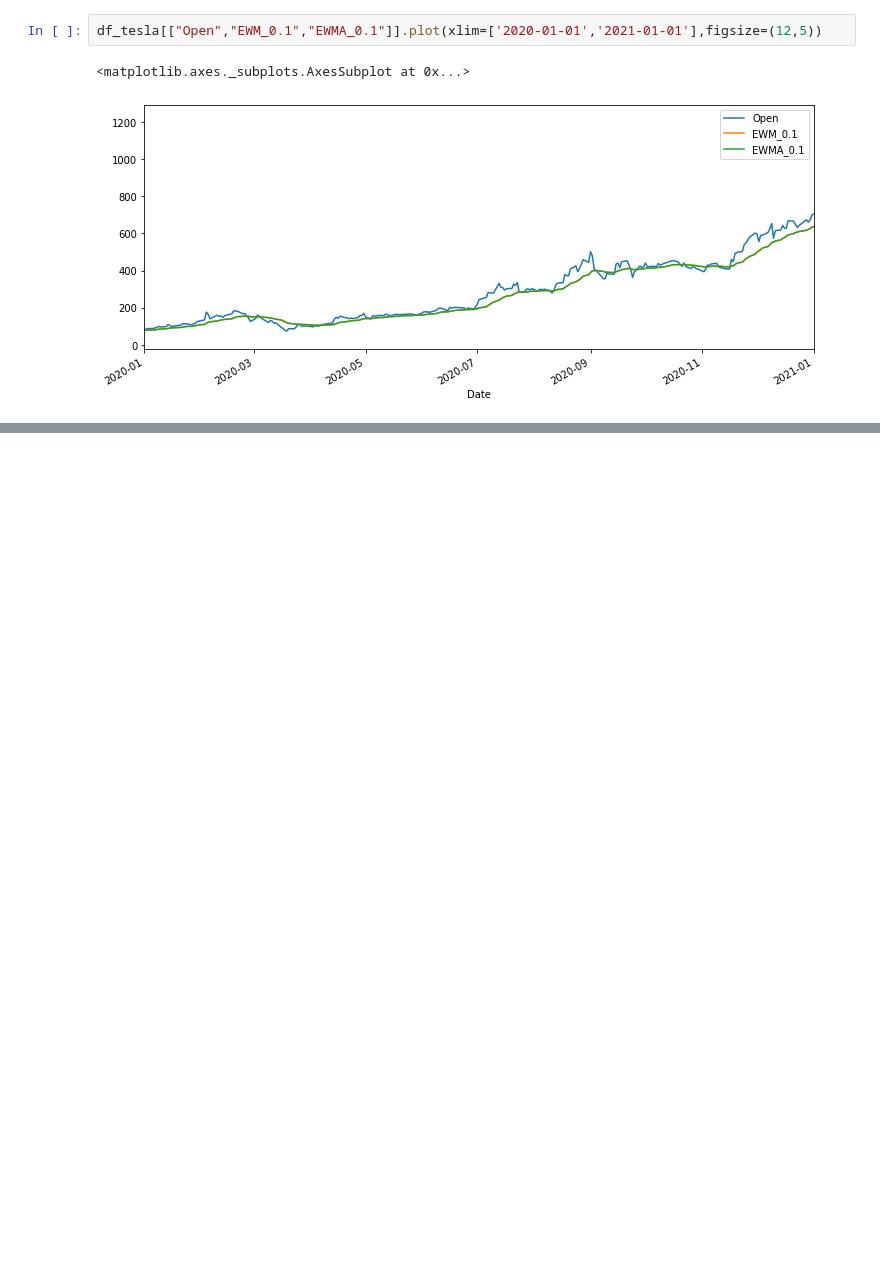
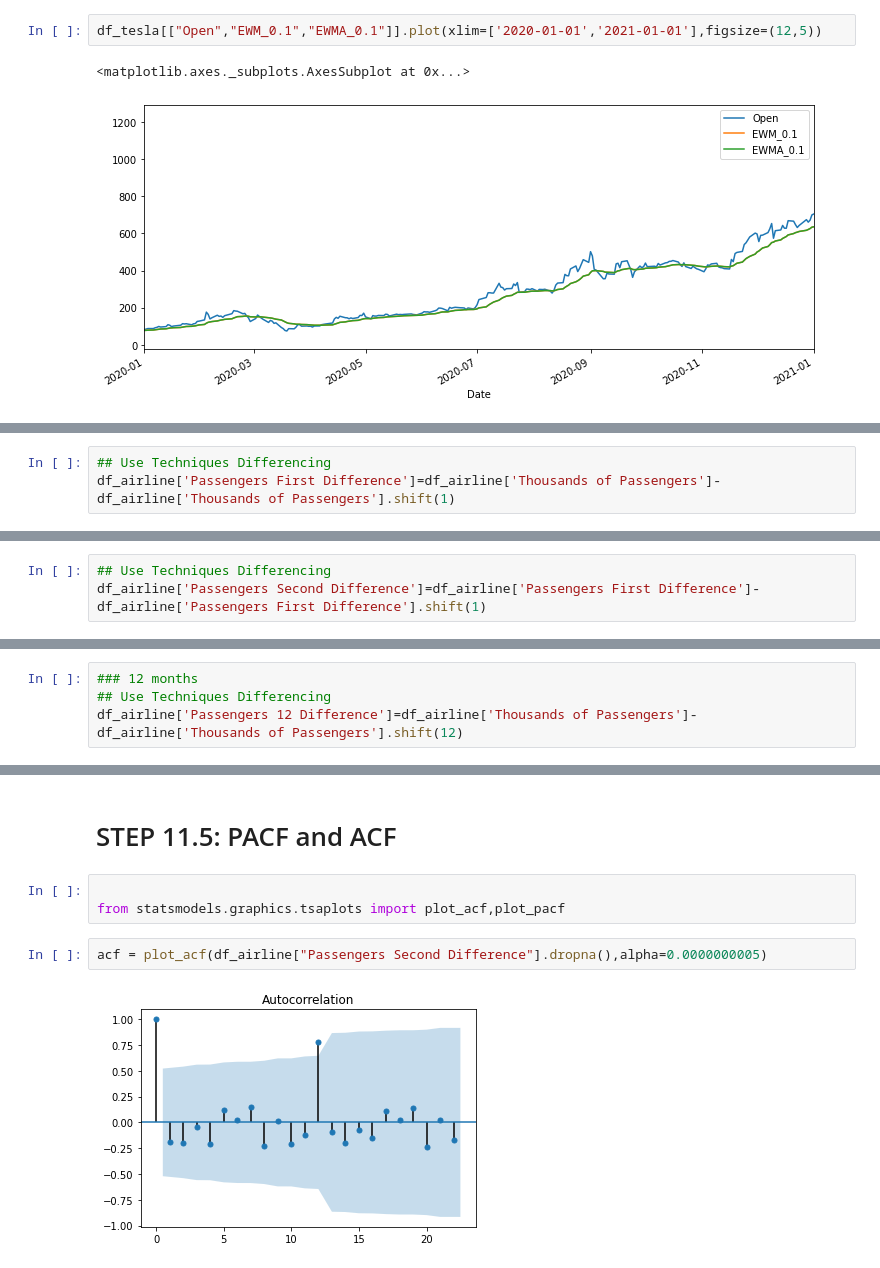
Before and after one commit to Karan51193/Time_Series, a Jupyter notebook: Time_Series_EDA_Tutorial.ipynb, the cells around one changed output, grey strips where cells are left out. Cells and saved outputs as stored; diff of their text form; blank space fills up the shorter version.

```diff
--- a/Time_Series_EDA_Tutorial.ipynb
+++ b/Time_Series_EDA_Tutorial.ipynb
@@ -439,0 +551,3 @@ df_tesla[["Open","EWM_0.1","EWMA_0.1"]].plot(xlim=['2020-01-01','2021-01-01'],fi
+# %%
+## Use Techniques Differencing
+df_airline['Passengers First Difference']=df_airline['Thousands of Passengers']-df_airline['Thousands of Passengers'].shift(1)
@@ -439,0 +570,3 @@ df_tesla[["Open","EWM_0.1","EWMA_0.1"]].plot(xlim=['2020-01-01','2021-01-01'],fi
+# %%
+## Use Techniques Differencing
+df_airline['Passengers Second Difference']=df_airline['Passengers First Difference']-df_airline['Passengers First Difference'].shift(1)
@@ -439,0 +581,4 @@ df_tesla[["Open","EWM_0.1","EWMA_0.1"]].plot(xlim=['2020-01-01','2021-01-01'],fi
+# %%
+### 12 months
+## Use Techniques Differencing
+df_airline['Passengers 12 Difference']=df_airline['Thousands of Passengers']-df_airline['Thousands of Passengers'].shift(12)
@@ -439,0 +608,9 @@ df_tesla[["Open","EWM_0.1","EWMA_0.1"]].plot(xlim=['2020-01-01','2021-01-01'],fi
+# %% [markdown]
+# STEP 11.5: PACF and ACF
+# %%
+
+from statsmodels.graphics.tsaplots import plot_acf,plot_pacf
+# %%
+acf = plot_acf(df_airline["Passengers Second Difference"].dropna(),alpha=0.0000000005)
+# %% [output]
+[figure, added]
```
Also changed, not shown: parts of 67 cells of this notebook.
